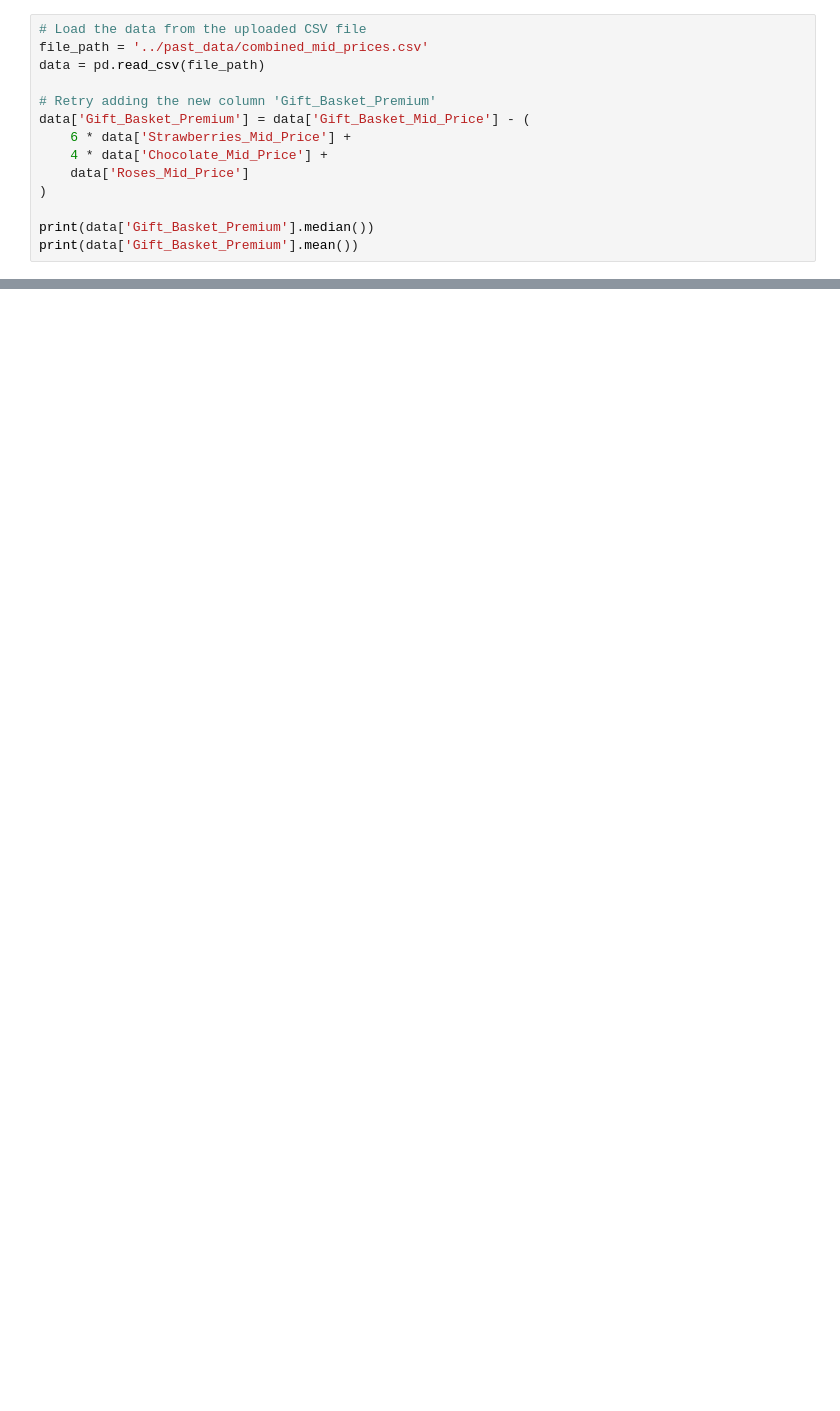
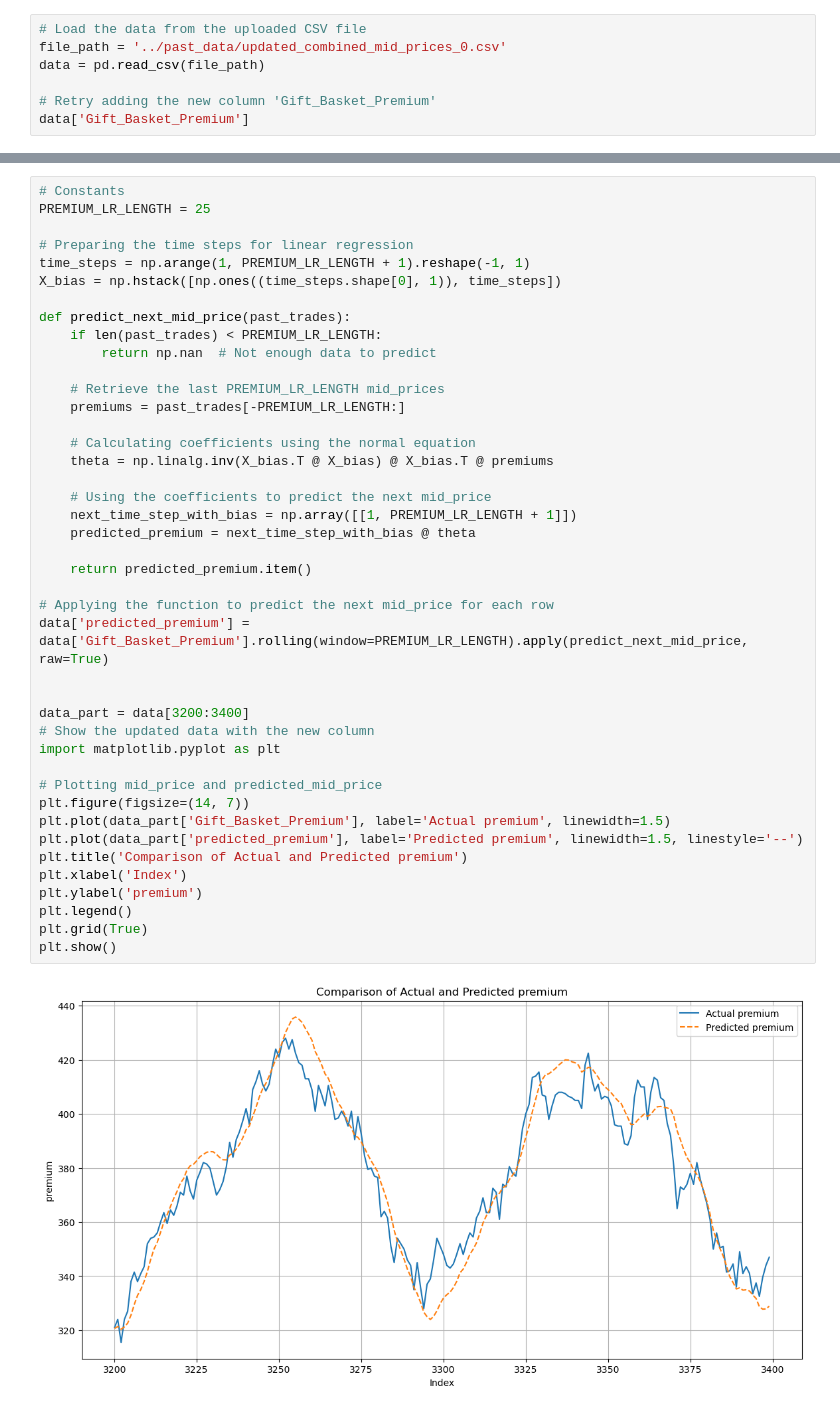
Before and after one commit to masatemma/IMC-Prosperity-MyIsland, a Jupyter notebook: round3/analysis/premium_calc.ipynb, the cells around one changed output, grey strips where cells are left out. Saved outputs shown, nothing was run; the diff lists cells and outputs as text; blank space fills up the shorter version.

```diff
--- a/round3/analysis/premium_calc.ipynb
+++ b/round3/analysis/premium_calc.ipynb
@@ -9,15 +10,8 @@ import matplotlib.pyplot as plt
 # %%
 # Load the data from the uploaded CSV file
-file_path = '../past_data/combined_mid_prices.csv'
+file_path = '../past_data/updated_combined_mid_prices_0.csv'
 data = pd.read_csv(file_path)
 
 # Retry adding the new column 'Gift_Basket_Premium'
-data['Gift_Basket_Premium'] = data['Gift_Basket_Mid_Price'] - (
-    6 * data['Strawberries_Mid_Price'] +
-    4 * data['Chocolate_Mid_Price'] +
-    data['Roses_Mid_Price']
-)
-
-print(data['Gift_Basket_Premium'].median())
-print(data['Gift_Basket_Premium'].mean())
+data['Gift_Basket_Premium']
 # %% [output]
@@ -36,0 +30,44 @@ plt.show()
+# %%
+# Constants
+PREMIUM_LR_LENGTH = 25
+
+# Preparing the time steps for linear regression
+time_steps = np.arange(1, PREMIUM_LR_LENGTH + 1).reshape(-1, 1)
+X_bias = np.hstack([np.ones((time_steps.shape[0], 1)), time_steps])
+
+def predict_next_mid_price(past_trades):
+    if len(past_trades) < PREMIUM_LR_LENGTH:
+        return np.nan  # Not enough data to predict
+
+    # Retrieve the last PREMIUM_LR_LENGTH mid_prices
+    premiums = past_trades[-PREMIUM_LR_LENGTH:]
+
+    # Calculating coefficients using the normal equation
+    theta = np.linalg.inv(X_bias.T @ X_bias) @ X_bias.T @ premiums
+
+    # Using the coefficients to predict the next mid_price
+    next_time_step_with_bias = np.array([[1, PREMIUM_LR_LENGTH + 1]])
+    predicted_premium = next_time_step_with_bias @ theta
+
+    return predicted_premium.item()
+
+# Applying the function to predict the next mid_price for each row
+data['predicted_premium'] = data['Gift_Basket_Premium'].rolling(window=PREMIUM_LR_LENGTH).apply(predict_next_mid_price, raw=True)
+
+
+data_part = data[3200:3400]
+# Show the updated data with the new column
+import matplotlib.pyplot as plt
+
+# Plotting mid_price and predicted_mid_price
+plt.figure(figsize=(14, 7))
+plt.plot(data_part['Gift_Basket_Premium'], label='Actual premium', linewidth=1.5)
+plt.plot(data_part['predicted_premium'], label='Predicted premium', linewidth=1.5, linestyle='--')
+plt.title('Comparison of Actual and Predicted premium')
+plt.xlabel('Index')
+plt.ylabel('premium')
+plt.legend()
+plt.grid(True)
+plt.show()
+# %% [output]
+[figure, added]
```
Also changed, not shown: parts of 6 cells of this notebook, 6 other files.
